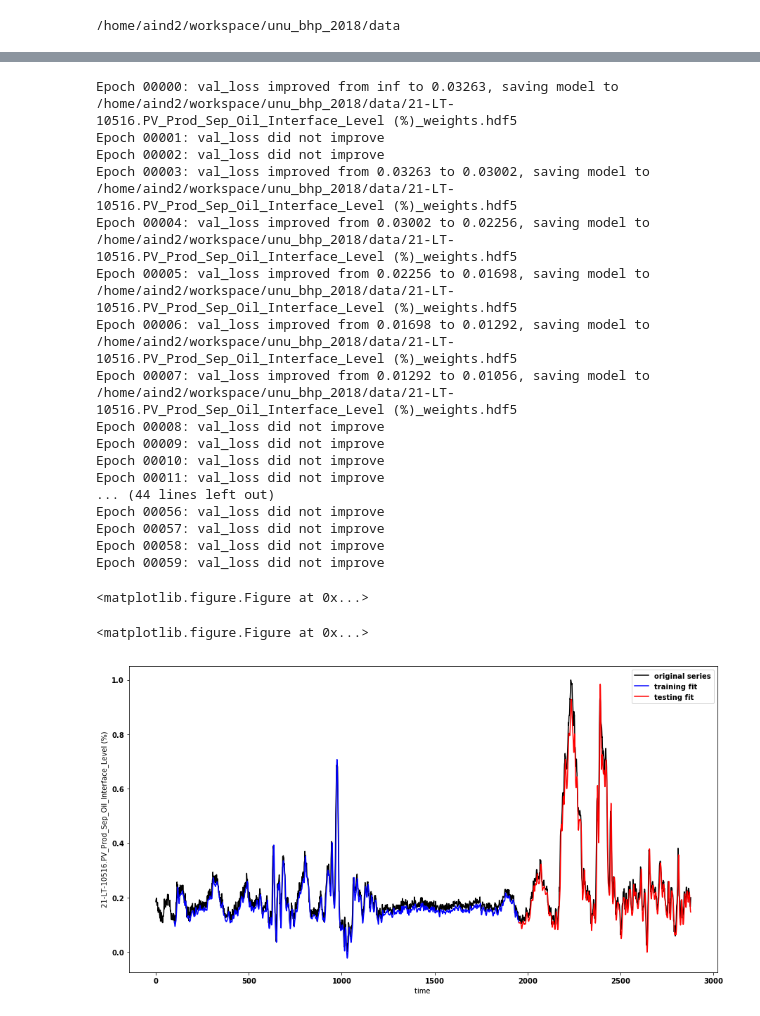
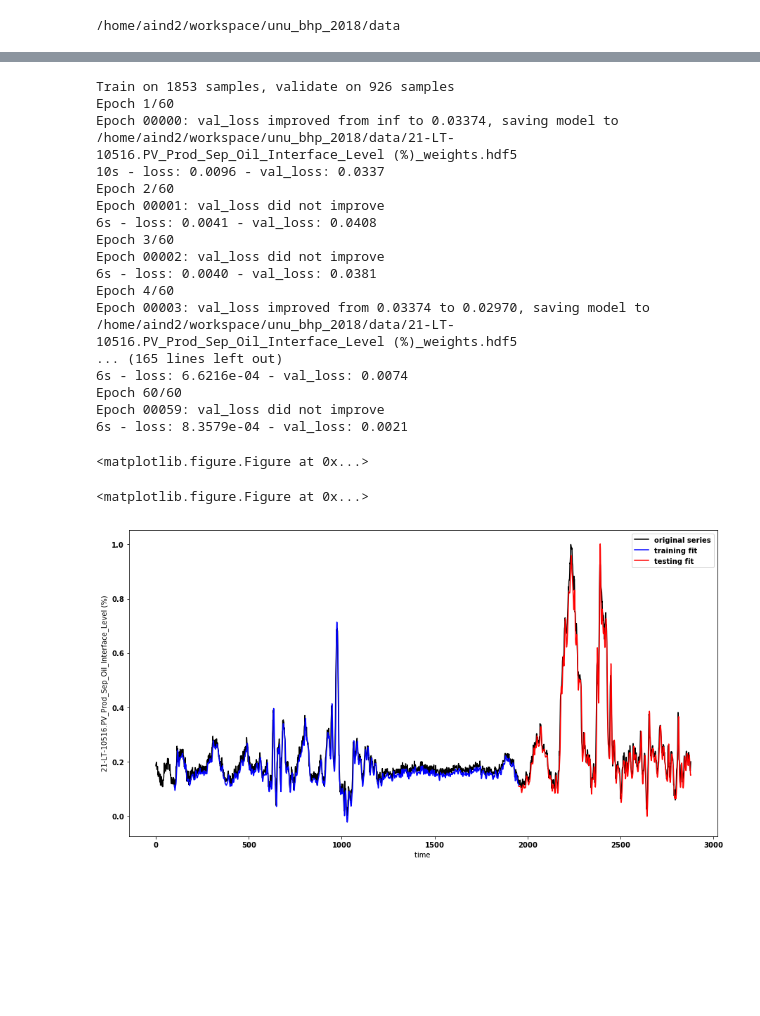
Before and after one commit to HoustonJ2013/unu_bhp_2018, a Jupyter notebook: ie/anomaly_detection.ipynb, the cells around one changed output, grey strips where cells are left out. Drawn from its saved outputs; the diff is of its cells as text; code cells hidden in the pictures; blank space fills up the shorter version.

```diff
--- a/ie/anomaly_detection.ipynb
+++ b/ie/anomaly_detection.ipynb
@@ -50,36 +50,36 @@ PIIntShapeID_y                                                             46968
 dtypes: datetime64[ns](1), float64(78), int64(4), object(6)
 memory usage: 322.5+ MB
 # %%
-anomaly_detection = anomaly_detection(sequence_length=100, batch_size=128, epochs=60, dropout=0.6, verbose = 0)
+anomaly_detection = anomaly_detection(sequence_length=100, batch_size=128, epochs=60, dropout=0.6, verbose = 2)
 start = time.time()
 start_time = datetime(2016, 11, 15,10,0)
 end_time = datetime(2016, 11, 16, 10,0)
 time_range= (file_df["TimeStamp"] < end_time) & (file_df["TimeStamp"] > start_time)
 column_name = "21-LT-10516.PV_Prod_Sep_Oil_Interface_Level (%)"
 time_series = file_df[time_range][column_name]
 anomaly_detection.set_name(column_name)
-anomaly_detection.timeseries_fit(time_series, show_figures=True, run_model = False)
+anomaly_detection.timeseries_fit(time_series, show_figures=True, run_model = True)
 # %% [output]
-Epoch 00000: val_loss improved from inf to 0.03263, saving model to /home/aind2/workspace/unu_bhp_2018/data/21-LT-10516.PV_Prod_Sep_Oil_Interface_Level (%)_weights.hdf5
+Train on 1853 samples, validate on 926 samples
+Epoch 1/60
+Epoch 00000: val_loss improved from inf to 0.03374, saving model to /home/aind2/workspace/unu_bhp_2018/data/21-LT-10516.PV_Prod_Sep_Oil_Interface_Level (%)_weights.hdf5
+10s - loss: 0.0096 - val_loss: 0.0337
+Epoch 2/60
 Epoch 00001: val_loss did not improve
+6s - loss: 0.0041 - val_loss: 0.0408
+Epoch 3/60
 Epoch 00002: val_loss did not improve
-Epoch 00003: val_loss improved from 0.03263 to 0.03002, saving model to /home/aind2/workspace/unu_bhp_2018/data/21-LT-10516.PV_Prod_Sep_Oil_Interface_Level (%)_weights.hdf5
-Epoch 00004: val_loss improved from 0.03002 to 0.02256, saving model to /home/aind2/workspace/unu_bhp_2018/data/21-LT-10516.PV_Prod_Sep_Oil_Interface_Level (%)_weights.hdf5
-Epoch 00005: val_loss improved from 0.02256 to 0.01698, saving model to /home/aind2/workspace/unu_bhp_2018/data/21-LT-10516.PV_Prod_Sep_Oil_Interface_Level (%)_weights.hdf5
-Epoch 00006: val_loss improved from 0.01698 to 0.01292, saving model to /home/aind2/workspace/unu_bhp_2018/data/21-LT-10516.PV_Prod_Sep_Oil_Interface_Level (%)_weights.hdf5
-Epoch 00007: val_loss improved from 0.01292 to 0.01056, saving model to /home/aind2/workspace/unu_bhp_2018/data/21-LT-10516.PV_Prod_Sep_Oil_Interface_Level (%)_weights.hdf5
-Epoch 00008: val_loss did not improve
-Epoch 00009: val_loss did not improve
-Epoch 00010: val_loss did not improve
-Epoch 00011: val_loss did not improve
-... (44 lines left out)
-Epoch 00056: val_loss did not improve
-Epoch 00057: val_loss did not improve
-Epoch 00058: val_loss did not improve
+6s - loss: 0.0040 - val_loss: 0.0381
+Epoch 4/60
+Epoch 00003: val_loss improved from 0.03374 to 0.02970, saving model to /home/aind2/workspace/unu_bhp_2018/data/21-LT-10516.PV_Prod_Sep_Oil_Interface_Level (%)_weights.hdf5
+... (165 lines left out)
+6s - loss: 6.6216e-04 - val_loss: 0.0074
+Epoch 60/60
 Epoch 00059: val_loss did not improve
+6s - loss: 8.3579e-04 - val_loss: 0.0021
 <matplotlib.figure.Figure at 0x...>
 <matplotlib.figure.Figure at 0x...>
-[figure, old version]
+[figure, new version]
 # %%
 datefmt = mdates.DateFormatter('%d/%H%M')
 
```
Also changed, not shown: parts of 5 cells of this notebook.
